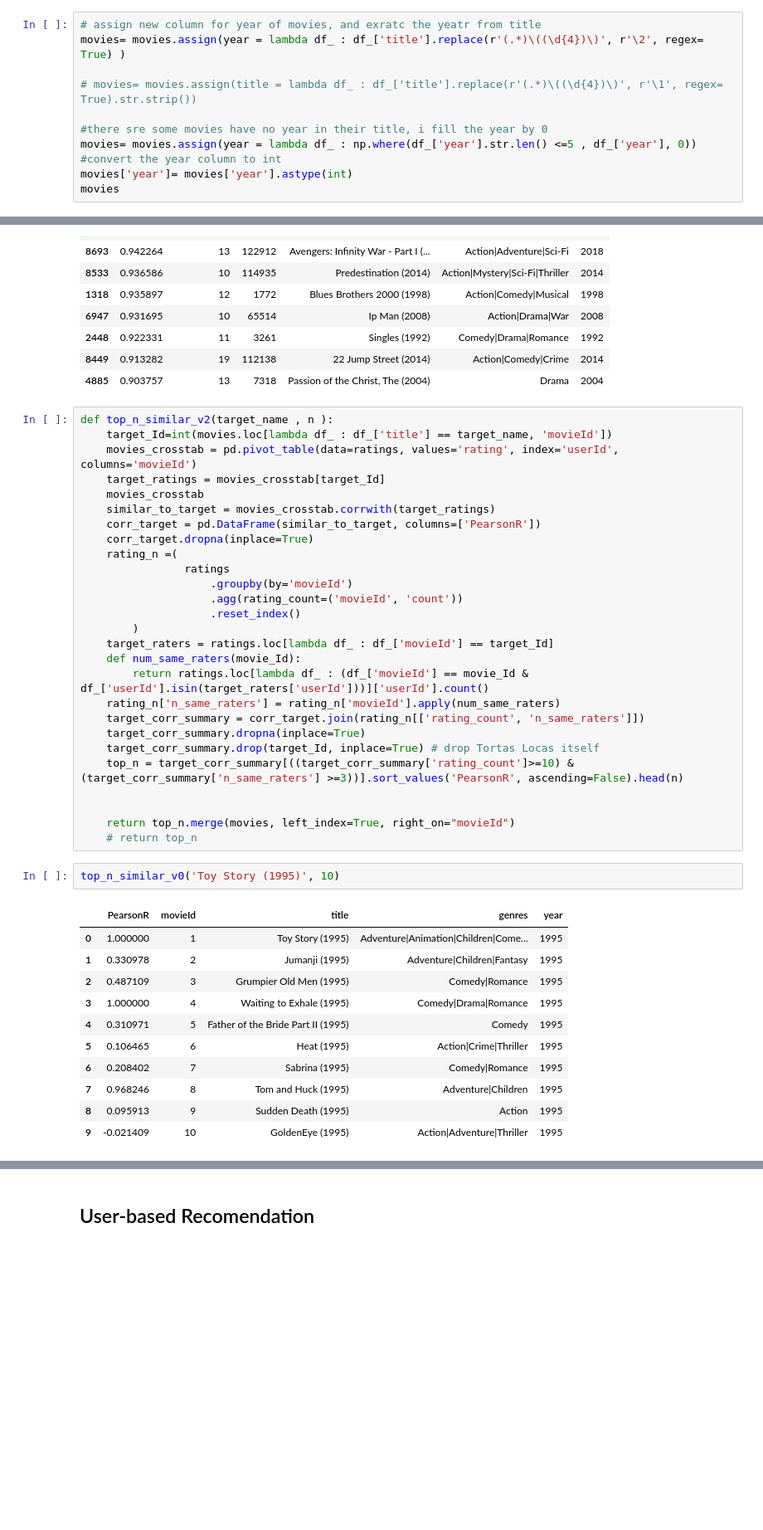
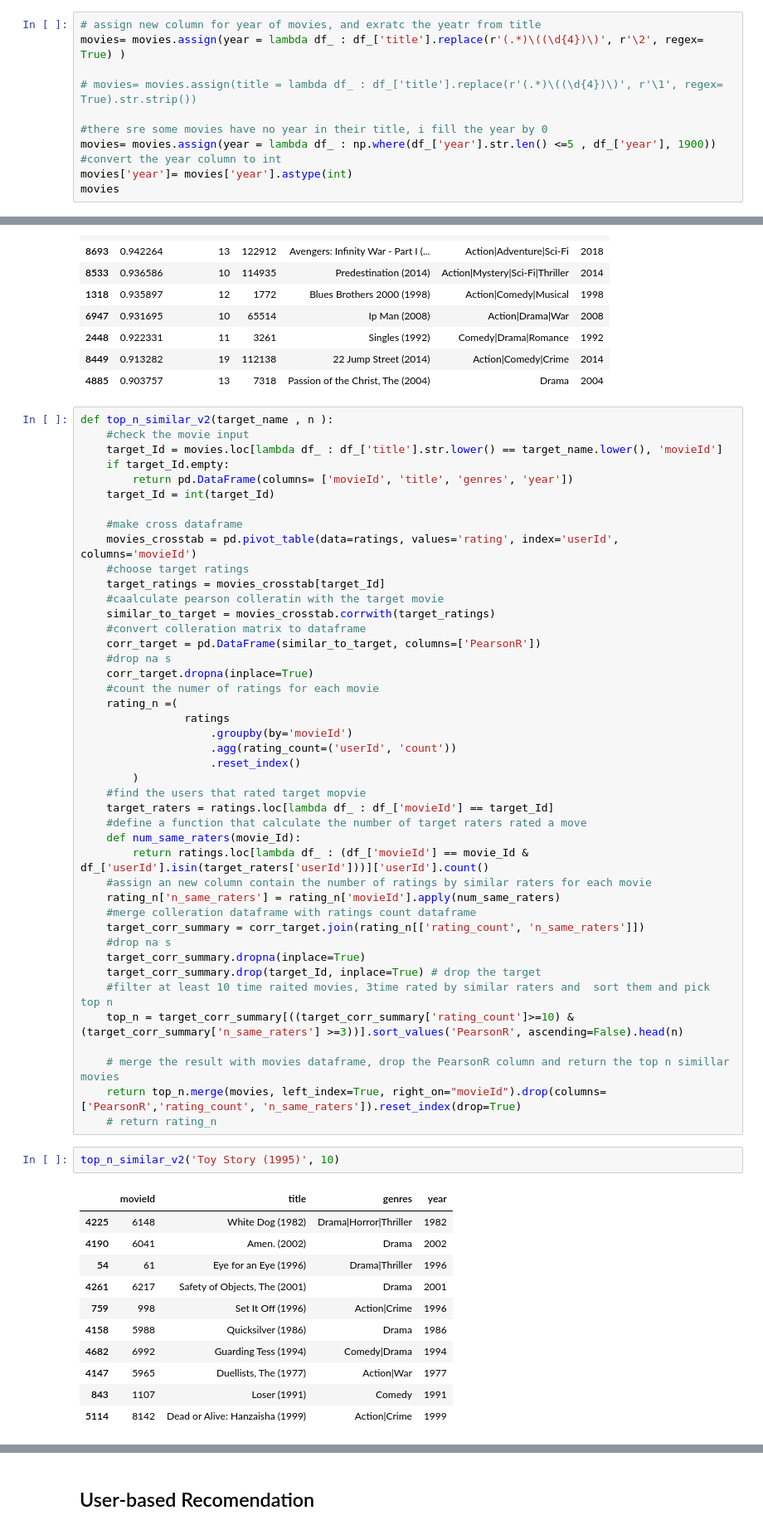
Before and after one commit to sherwan-m/WBSFLIX_Recommender_System, a Jupyter notebook: popularity_recommender.ipynb, the cells around one changed output, grey strips where cells are left out. Shown: that part at 83% size. Drawn from its saved outputs; the diff is of its cells as text; blank space fills up the shorter version.

Commit message:
Add final function for web app

```diff
--- a/popularity_recommender.ipynb
+++ b/popularity_recommender.ipynb
@@ -42,7 +42,7 @@ movies= movies.assign(year = lambda df_ : df_['title'].replace(r'(.*)\((\d{4})\)
 # movies= movies.assign(title = lambda df_ : df_['title'].replace(r'(.*)\((\d{4})\)', r'\1', regex= True).str.strip())
 
 #there sre some movies have no year in their title, i fill the year by 0
-movies= movies.assign(year = lambda df_ : np.where(df_['year'].str.len() <=5 , df_['year'], 0))
+movies= movies.assign(year = lambda df_ : np.where(df_['year'].str.len() <=5 , df_['year'], 1900))
 #convert the year column to int
 movies['year']= movies['year'].astype(int)
 movies
@@ -336,42 +321,58 @@ top_n_similar_v1('Toy Story (1995)', 10)
 | 4885 | 0.903757 | 13 | 7318 | Passion of the Christ, The (2004) | Drama | 2004 |
 # %%
 def top_n_similar_v2(target_name , n ):
-    target_Id=int(movies.loc[lambda df_ : df_['title'] == target_name, 'movieId'])
+    #check the movie input
+    target_Id = movies.loc[lambda df_ : df_['title'].str.lower() == target_name.lower(), 'movieId']
+    if target_Id.empty:
+        return pd.DataFrame(columns= ['movieId', 'title', 'genres', 'year'])
+    target_Id = int(target_Id)
+
+    #make cross dataframe
     movies_crosstab = pd.pivot_table(data=ratings, values='rating', index='userId', columns='movieId')
+    #choose target ratings
     target_ratings = movies_crosstab[target_Id]
-    movies_crosstab
+    #caalculate pearson colleratin with the target movie
     similar_to_target = movies_crosstab.corrwith(target_ratings)
+    #convert colleration matrix to dataframe
     corr_target = pd.DataFrame(similar_to_target, columns=['PearsonR'])
+    #drop na s
     corr_target.dropna(inplace=True)
+    #count the numer of ratings for each movie
     rating_n =(
                 ratings
                     .groupby(by='movieId')
-                    .agg(rating_count=('movieId', 'count'))
+                    .agg(rating_count=('userId', 'count'))
                     .reset_index()
         )
+    #find the users that rated target mopvie
     target_raters = ratings.loc[lambda df_ : df_['movieId'] == target_Id]
+    #define a function that calculate the number of target raters rated a move
     def num_same_raters(movie_Id):
         return ratings.loc[lambda df_ : (df_['movieId'] == movie_Id & df_['userId'].isin(target_raters['userId']))]['userId'].count()
+    #assign an new column contain the number of ratings by similar raters for each movie
     rating_n['n_same_raters'] = rating_n['movieId'].apply(num_same_raters)
+    #merge colleration dataframe with ratings count dataframe
     target_corr_summary = corr_target.join(rating_n[['rating_count', 'n_same_raters']])
+    #drop na s
     target_corr_summary.dropna(inplace=True)
-    target_corr_summary.drop(target_Id, inplace=True) # drop Tortas Locas itself
+    target_corr_summary.drop(target_Id, inplace=True) # drop the target
+    #filter at least 10 time raited movies, 3time rated by similar raters and  sort them and pick top n
     top_n = target_corr_summary[((target_corr_summary['rating_count']>=10) & (target_corr_summary['n_same_raters'] >=3))].sort_values('PearsonR', ascending=False).head(n)
 
-
-    return top_n.merge(movies, left_index=True, right_on="movieId")
-    # return top_n
+    # merge the result with movies dataframe, drop the PearsonR column and return the top n simillar movies
+    return top_n.merge(movies, left_index=True, right_on="movieId").drop(columns=['PearsonR','rating_count', 'n_same_raters']).reset_index(drop=True)
+    # return rating_n
 # %%
-top_n_similar_v0('Toy Story (1995)', 10)
+top_n_similar_v2('Toy Story (1995)', 10)
 # %% [output]
-|  | PearsonR | movieId | title | genres | year |
-| 0 | 1.000000 | 1 | Toy Story (1995) | Adventure|Animation|Children|Come... | 1995 |
-| 1 | 0.330978 | 2 | Jumanji (1995) | Adventure|Children|Fantasy | 1995 |
-| 2 | 0.487109 | 3 | Grumpier Old Men (1995) | Comedy|Romance | 1995 |
-| 3 | 1.000000 | 4 | Waiting to Exhale (1995) | Comedy|Drama|Romance | 1995 |
-| 4 | 0.310971 | 5 | Father of the Bride Part II (1995) | Comedy | 1995 |
-| 5 | 0.106465 | 6 | Heat (1995) | Action|Crime|Thriller | 1995 |
-| 6 | 0.208402 | 7 | Sabrina (1995) | Comedy|Romance | 1995 |
-| 7 | 0.968246 | 8 | Tom and Huck (1995) | Adventure|Children | 1995 |
-| 8 | 0.095913 | 9 | Sudden Death (1995) | Action | 1995 |
-| 9 | -0.021409 | 10 | GoldenEye (1995) | Action|Adventure|Thriller | 1995 |
+|  | movieId | title | genres | year |
+| 4225 | 6148 | White Dog (1982) | Drama|Horror|Thriller | 1982 |
+| 4190 | 6041 | Amen. (2002) | Drama | 2002 |
+| 54 | 61 | Eye for an Eye (1996) | Drama|Thriller | 1996 |
+| 4261 | 6217 | Safety of Objects, The (2001) | Drama | 2001 |
+| 759 | 998 | Set It Off (1996) | Action|Crime | 1996 |
+| 4158 | 5988 | Quicksilver (1986) | Drama | 1986 |
+| 4682 | 6992 | Guarding Tess (1994) | Comedy|Drama | 1994 |
+| 4147 | 5965 | Duellists, The (1977) | Action|War | 1977 |
+| 843 | 1107 | Loser (1991) | Comedy | 1991 |
+| 5114 | 8142 | Dead or Alive: Hanzaisha (1999) | Action|Crime | 1999 |
```
Also changed, not shown: parts of 14 cells of this notebook.
